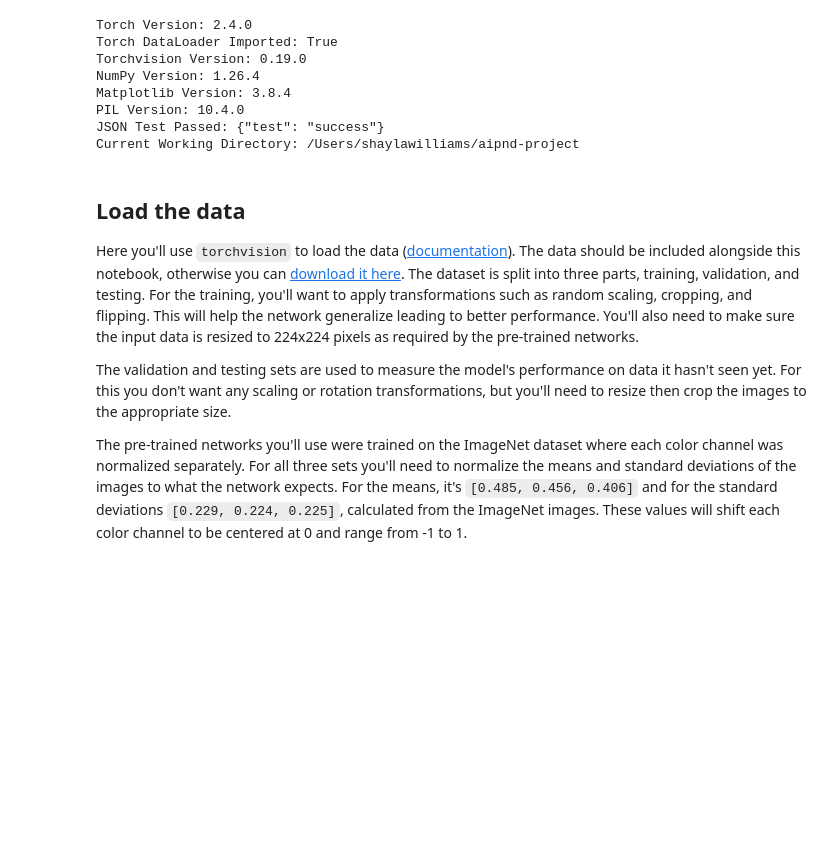
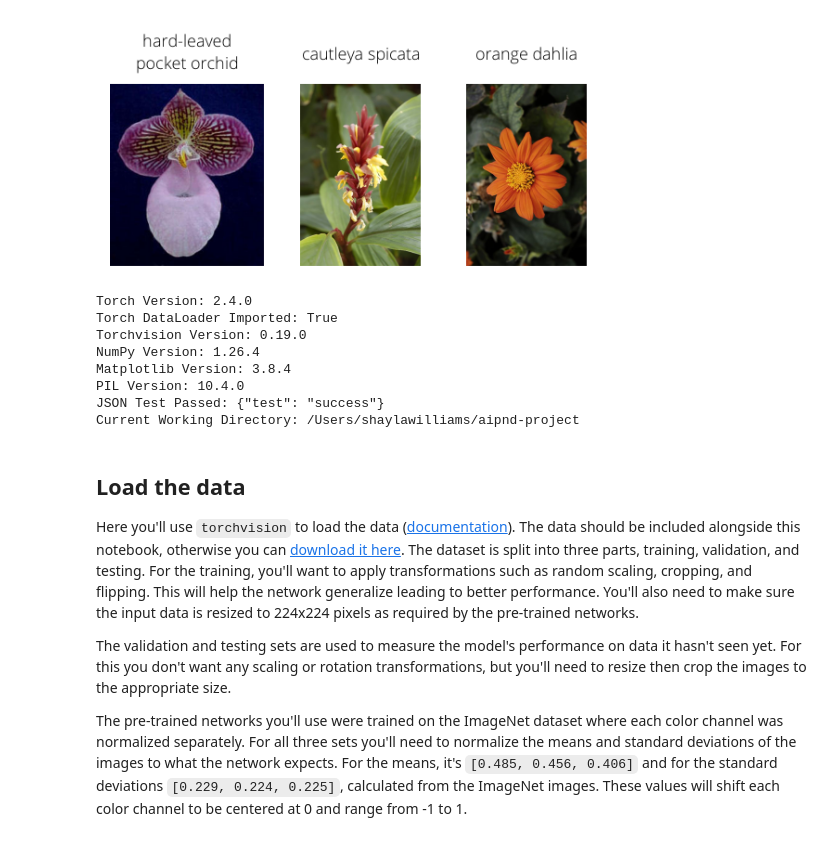
Before and after one commit to sw1285/aipnd-project, a Jupyter notebook: Image Classifier Project.ipynb, the cells around one changed output. Cells and saved outputs as stored; diff of their text form; code cells hidden in the pictures; blank space fills up the shorter version.

```diff
--- a/Image Classifier Project.ipynb
+++ b/Image Classifier Project.ipynb
@@ -18,6 +16,11 @@ We'll lead you through each part which you'll implement in Python.
 When you've completed this project, you'll have an application that can be trained on any set of labeled images. Here your network will be learning about flowers and end up as a command line application. But, what you do with your new skills depends on your imagination and effort in building a dataset. For example, imagine an app where you take a picture of a car, it tells you what the make and model is, then looks up information about it. Go build your own dataset and make something new.
 
 First up is importing the packages you'll need. It's good practice to keep all the imports at the beginning of your code. As you work through this notebook and find you need to import a package, make sure to add the import up here.
+# %%
+from IPython.display import Image
+Image(filename='assets/Flowers.png', width=500)
+# %% [output]
+[figure, added]
 # %%
 # Import relevant packages
 
```
Also changed, not shown: parts of 1 cell of this notebook, 1 other file.
